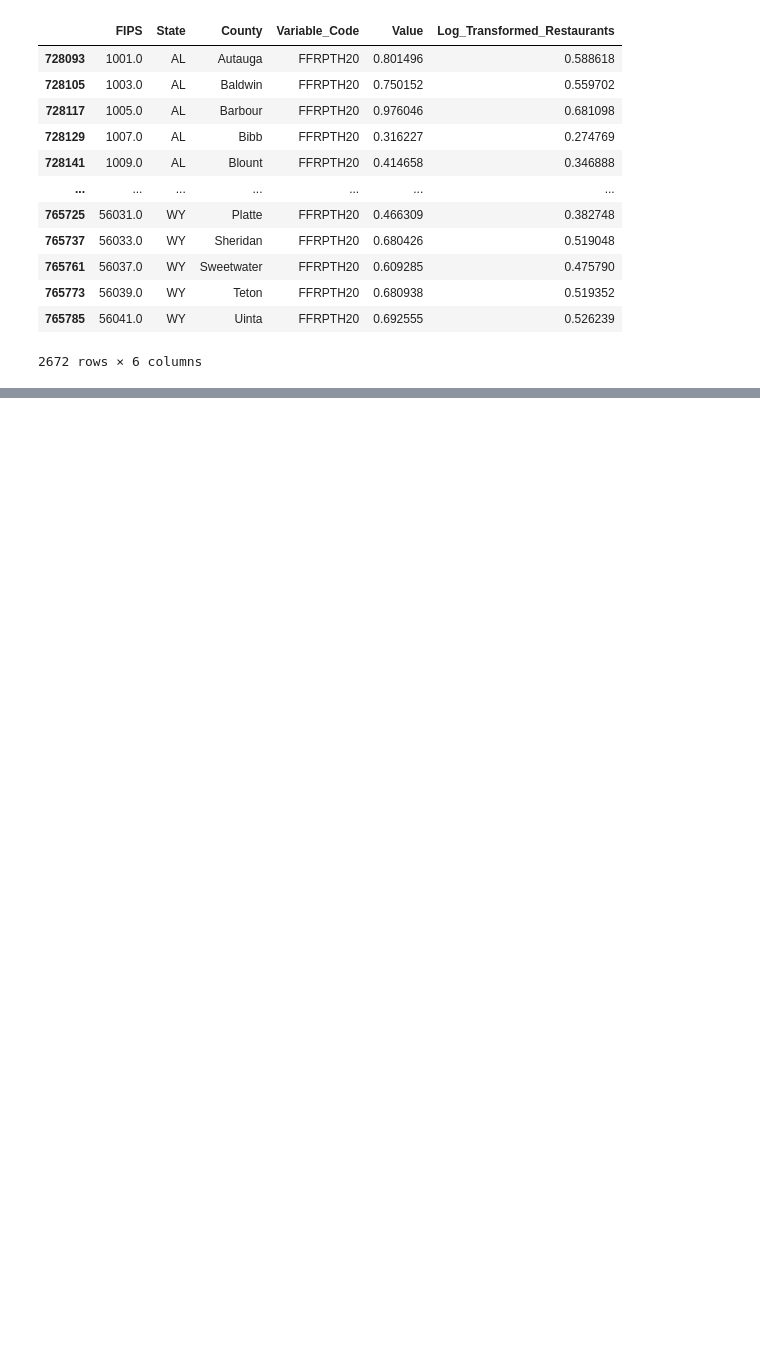
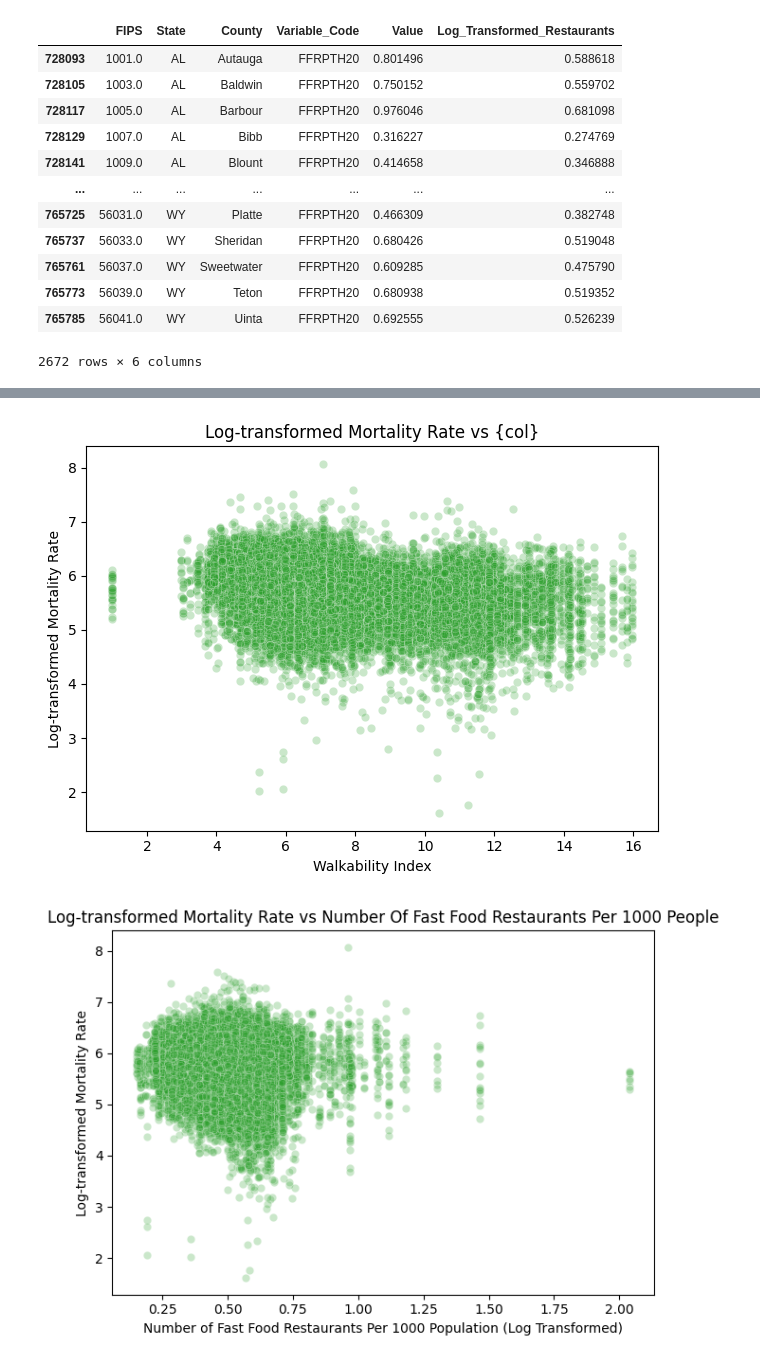
Before and after one commit to gencere757/ARDA-GENCER-DSA210-TERM-PROJECT, a Jupyter notebook: DSA210_Code.ipynb, the cells around one changed output, grey strips where cells are left out. Cells and saved outputs as stored; diff of their text form; code cells hidden in the pictures; blank space fills up the shorter version.

```diff
--- a/DSA210_Code.ipynb
+++ b/DSA210_Code.ipynb
@@ -98,0 +164,19 @@ Text(0, 0.5, 'Frequency')
+# %%
+features = ['Walkability_Index', 'Log_Fast_Food']
+
+sns.scatterplot(x=combinedDF['Walkability_Index'], y=combinedDF['Log_Mortality'],alpha=0.25 ,color=colors[count])
+plt.title('Log-transformed Mortality Rate vs {col}')
+plt.xlabel('Walkability Index')
+plt.ylabel('Log-transformed Mortality Rate')
+plt.tight_layout()
+plt.show()
+
+sns.scatterplot(x=combinedDF['Log_Fast_Food'], y=combinedDF['Log_Mortality'],alpha=0.25 ,color=colors[count])
+plt.title('Log-transformed Mortality Rate vs Number Of Fast Food Restaurants Per 1000 People')
+plt.xlabel('Number of Fast Food Restaurants Per 1000 Population (Log Transformed)')
+plt.ylabel('Log-transformed Mortality Rate')
+plt.tight_layout()
+plt.show()
+# %% [output]
+[figure, added]
+[figure, added]
```
Also changed, not shown: parts of 15 cells of this notebook.
